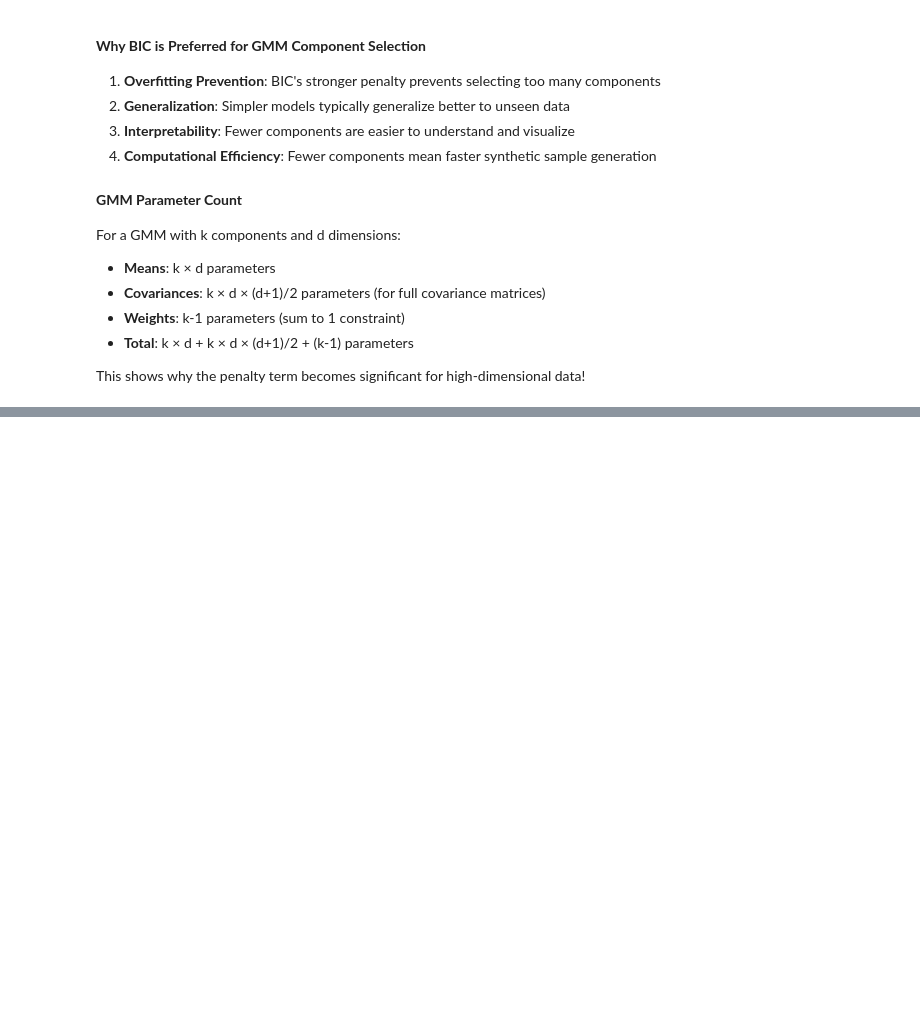
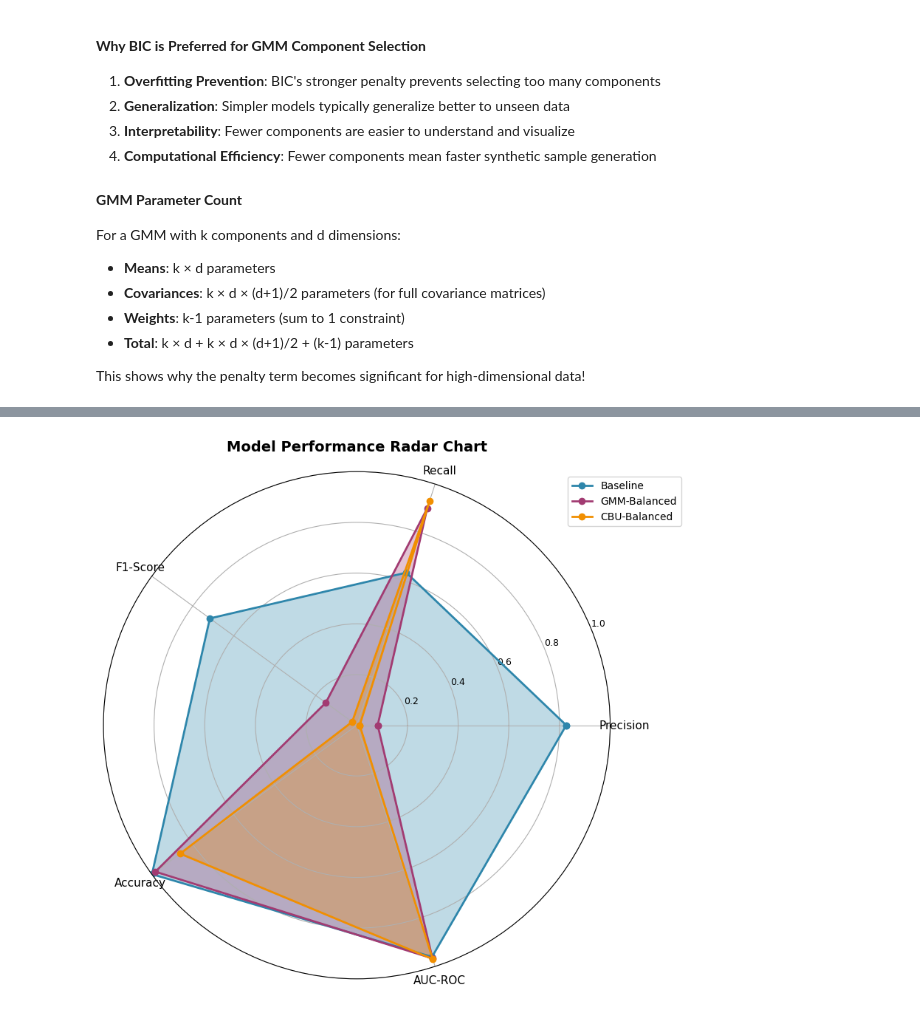
Before and after one commit to ha-rish-23/assignment-4-ha-rish-23, a Jupyter notebook: synthetic_sampling.ipynb, the cells around one changed output, grey strips where cells are left out. Cells and saved outputs as stored; diff of their text form; code cells hidden in the pictures; blank space fills up the shorter version.

```diff
--- a/synthetic_sampling.ipynb
+++ b/synthetic_sampling.ipynb
@@ -612,0 +1092,82 @@ This results in higher-quality synthetic samples that better represent the true
+# %%
+# Create radar chart for comprehensive model comparison
+import matplotlib.pyplot as plt
+import numpy as np
+
+# Prepare data for radar chart
+metrics = ['Precision', 'Recall', 'F1-Score', 'Accuracy', 'AUC-ROC']
+models = ['Baseline (Imbalanced)', 'GMM-Balanced', 'CBU-Balanced']
+
+# Extract values for each model
+baseline_values = [results_df.loc[0, metric] for metric in metrics]
+gmm_values = [results_df.loc[1, metric] for metric in metrics]
+cbu_values = [results_df.loc[2, metric] for metric in metrics]
+
+# Number of metrics
+N = len(metrics)
+
+# Compute angle for each metric
+angles = [n / float(N) * 2 * np.pi for n in range(N)]
+angles += angles[:1]  # Complete the circle
+
+# Add first value at the end to close the radar chart
+baseline_values += baseline_values[:1]
+gmm_values += gmm_values[:1]
+cbu_values += cbu_values[:1]
+
+# Create radar chart
+fig, ax = plt.subplots(figsize=(8, 8), subplot_kw=dict(projection='polar'))
+
+# Plot data for each model
+colors = ['#2E86AB', '#A23B72', '#F18F01']
+alphas = [0.3, 0.3, 0.3]
+
+# Plot lines and fill areas
+ax.plot(angles, baseline_values, 'o-', linewidth=2, label='Baseline', color=colors[0])
+ax.fill(angles, baseline_values, alpha=alphas[0], color=colors[0])
+
+ax.plot(angles, gmm_values, 'o-', linewidth=2, label='GMM-Balanced', color=colors[1])
+ax.fill(angles, gmm_values, alpha=alphas[1], color=colors[1])
+
+ax.plot(angles, cbu_values, 'o-', linewidth=2, label='CBU-Balanced', color=colors[2])
+ax.fill(angles, cbu_values, alpha=alphas[2], color=colors[2])
+
+# Add metric labels
+ax.set_xticks(angles[:-1])
+ax.set_xticklabels(metrics, fontsize=11)
+
+# Set y-axis limits and labels
+ax.set_ylim(0, 1)
+ax.set_yticks([0.2, 0.4, 0.6, 0.8, 1.0])
+ax.set_yticklabels(['0.2', '0.4', '0.6', '0.8', '1.0'], fontsize=9)
+ax.grid(True)
+
+# Add title and legend
+plt.title('Model Performance Radar Chart', size=14, fontweight='bold', pad=20)
+plt.legend(loc='upper right', bbox_to_anchor=(1.15, 1.0), fontsize=10)
+
+plt.tight_layout()
+plt.show()
+
+# Print summary insights
+print("RADAR CHART INSIGHTS:")
+print("BASELINE MODEL: Well-balanced but misses many fraud cases")
+print("   • High precision (0.83) but moderate recall (0.63)")
+print("   • Good overall accuracy due to class imbalance")
+
+print("\nGMM-BALANCED MODEL: Excellent fraud detection")
+print("   • Dramatically improved recall (0.90) - catches 90% of fraud")
+print("   • Lower precision (0.08) but acceptable for fraud detection")
+print("   • Best AUC-ROC score (0.97)")
+
+print("\nCBU-BALANCED MODEL: Maximum efficiency")
+print("   • Highest recall (0.93) - catches 93% of fraud cases")
+print("   • Very low precision but extremely fast training")
+print("   • Best for real-time fraud detection systems")
+
+print("\nRECOMMENDATION: Choose model based on business priorities:")
+print("   • Baseline: When false positives are costly")
+print("   • GMM: When comprehensive fraud detection is needed")
+print("   • CBU: When speed and efficiency are critical")
+# %% [output]
+[figure, added]
```
Also changed, not shown: parts of 20 cells of this notebook.
